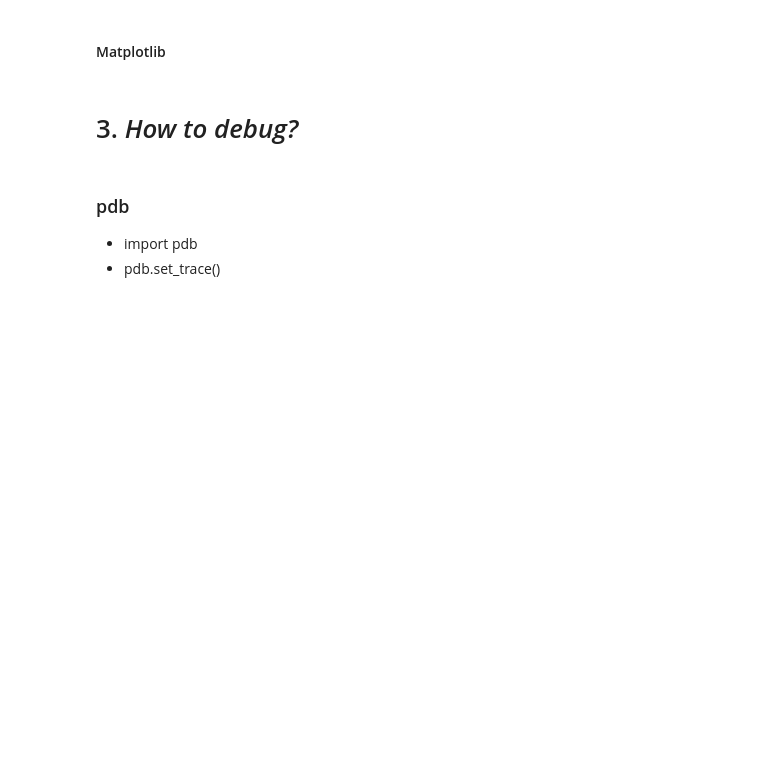
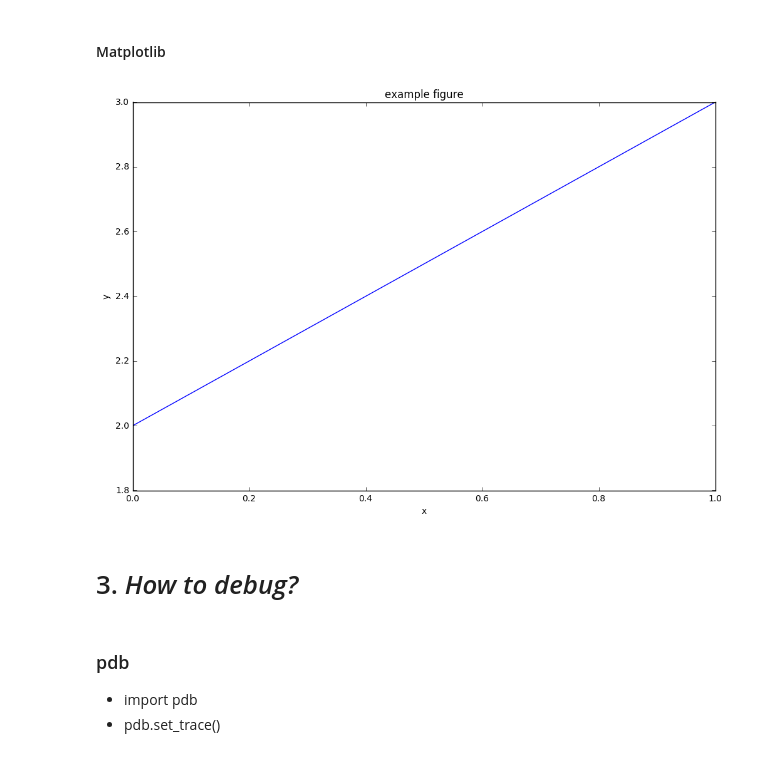
Before and after one commit to pswpswpsw/Mastering-Python-in-One-Hour, a Jupyter notebook: notebook/Workshop_Practical_Python.ipynb, the cells around one changed output. Cells and saved outputs as stored; diff of their text form; code cells hidden in the pictures; blank space fills up the shorter version.

```diff
--- a/notebook/Workshop_Practical_Python.ipynb
+++ b/notebook/Workshop_Practical_Python.ipynb
@@ -425,10 +617,15 @@ a
+# %%
+### add this line!!!
+a=np.arange(4).reshape(2,2)
 # %%
 plt.figure(figsize=(12,8))
-plt.plot(a[0][:],a[1][:])
+plt.plot(a[0],a[1])
 plt.title('example figure')
 plt.xlabel('x')
 plt.ylabel('y')
 plt.savefig('./example.png')
+# %% [output]
+[figure, added]
 # %% [markdown]
 # 3. *How to debug?*
 # %% [markdown]
```
Also changed, not shown: parts of 66 cells of this notebook, 1 other file.
